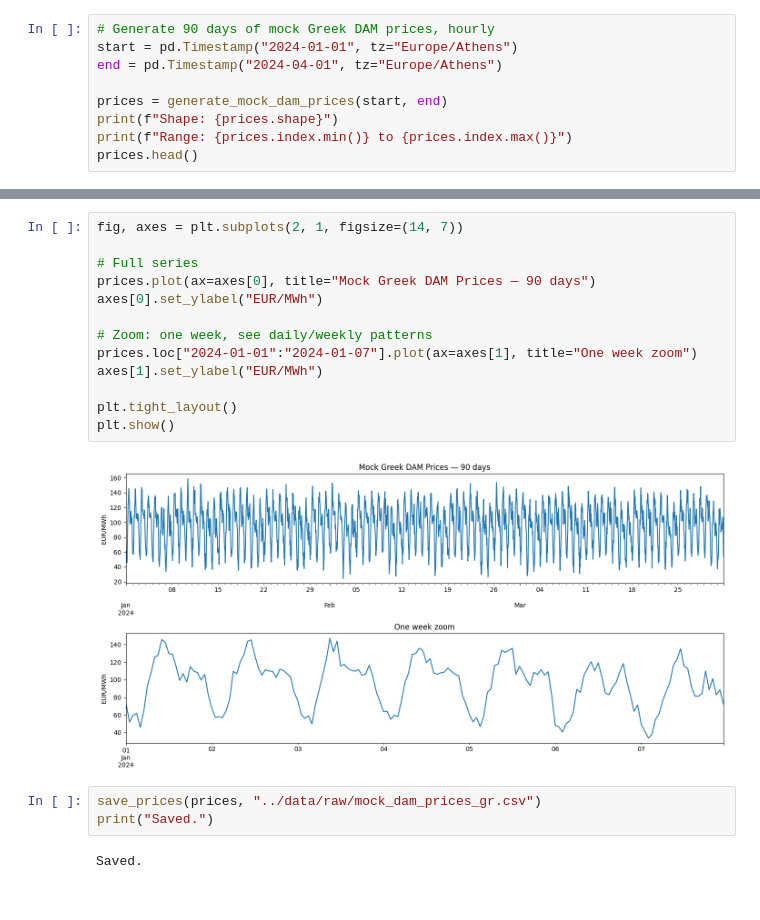
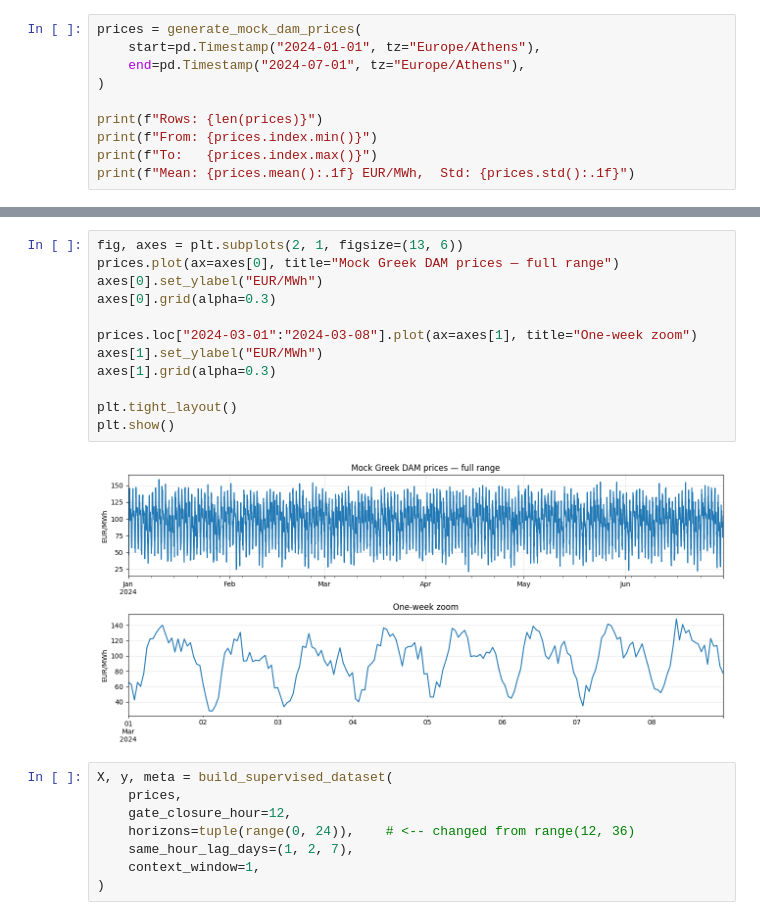
Before and after one commit to harrisderalas-ai/greek-dam-forecasting, a Jupyter notebook: notebooks/01_explore_dam_prices.ipynb, the cells around one changed output, grey strips where cells are left out. Drawn from its saved outputs; the diff is of its cells as text.

```diff
--- a/notebooks/01_explore_dam_prices.ipynb
+++ b/notebooks/01_explore_dam_prices.ipynb
@@ -12,10 +27,11 @@ from src.data_loader import generate_mock_dam_prices, save_prices
 # %%
-# Generate 90 days of mock Greek DAM prices, hourly
-start = pd.Timestamp("2024-01-01", tz="Europe/Athens")
-end = pd.Timestamp("2024-04-01", tz="Europe/Athens")
+prices = generate_mock_dam_prices(
+    start=pd.Timestamp("2024-01-01", tz="Europe/Athens"),
+    end=pd.Timestamp("2024-07-01", tz="Europe/Athens"),
+)
 
-prices = generate_mock_dam_prices(start, end)
-print(f"Shape: {prices.shape}")
-print(f"Range: {prices.index.min()} to {prices.index.max()}")
-prices.head()
+print(f"Rows: {len(prices)}")
+print(f"From: {prices.index.min()}")
+print(f"To:   {prices.index.max()}")
+print(f"Mean: {prices.mean():.1f} EUR/MWh,  Std: {prices.std():.1f}")
 # %% [output]
@@ -30,20 +42,22 @@ Freq: h, Name: price_eur_mwh, dtype: float64
 # %%
-fig, axes = plt.subplots(2, 1, figsize=(14, 7))
+fig, axes = plt.subplots(2, 1, figsize=(13, 6))
+prices.plot(ax=axes[0], title="Mock Greek DAM prices — full range")
+axes[0].set_ylabel("EUR/MWh")
+axes[0].grid(alpha=0.3)
 
-# Full series
-prices.plot(ax=axes[0], title="Mock Greek DAM Prices — 90 days")
-axes[0].set_ylabel("EUR/MWh")
-
-# Zoom: one week, see daily/weekly patterns
-prices.loc["2024-01-01":"2024-01-07"].plot(ax=axes[1], title="One week zoom")
+prices.loc["2024-03-01":"2024-03-08"].plot(ax=axes[1], title="One-week zoom")
 axes[1].set_ylabel("EUR/MWh")
+axes[1].grid(alpha=0.3)
 
 plt.tight_layout()
 plt.show()
 # %% [output]
-[figure, old version]
+[figure, new version]
-# %%
-save_prices(prices, "../data/raw/mock_dam_prices_gr.csv")
-print("Saved.")
-# %% [output]
-Saved.
+# %%
+X, y, meta = build_supervised_dataset(
+    prices,
+    gate_closure_hour=12,
+    horizons=tuple(range(0, 24)),    # <-- changed from range(12, 36)
+    same_hour_lag_days=(1, 2, 7),
+    context_window=1,
+)
```
Also changed, not shown: parts of 14 cells of this notebook, 19 other files.
